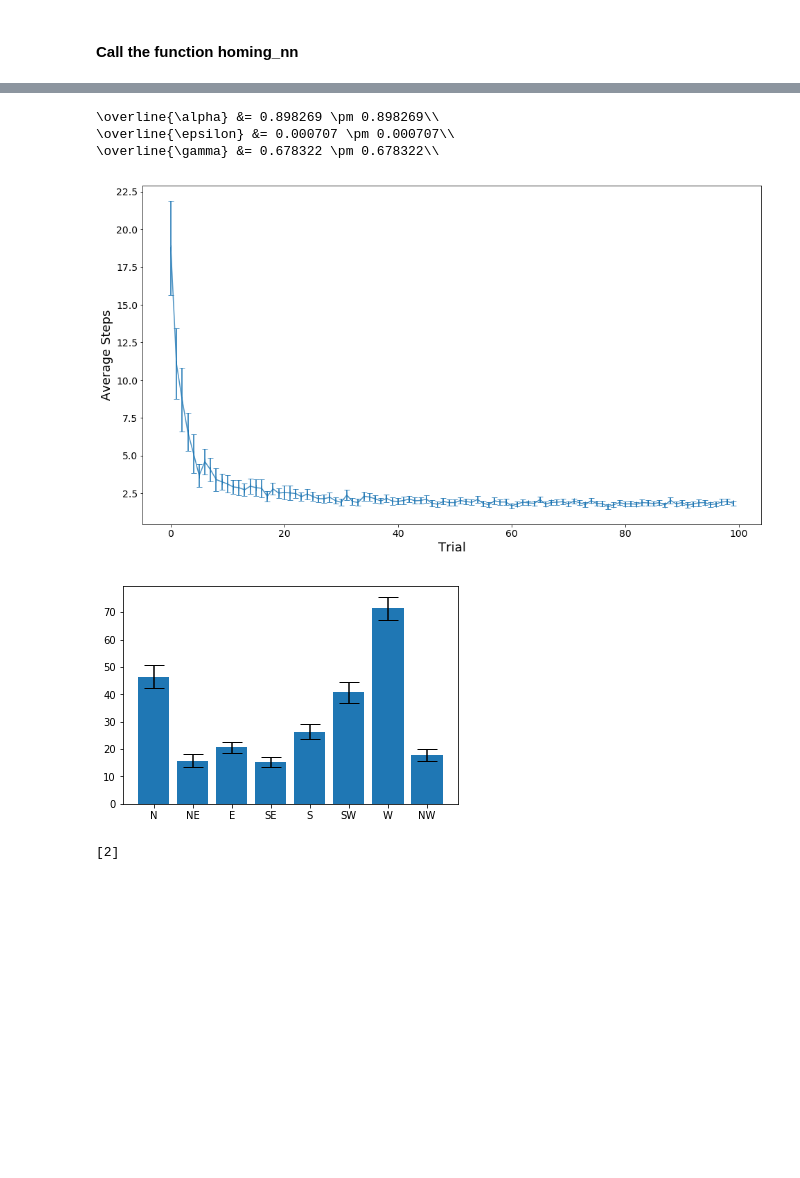
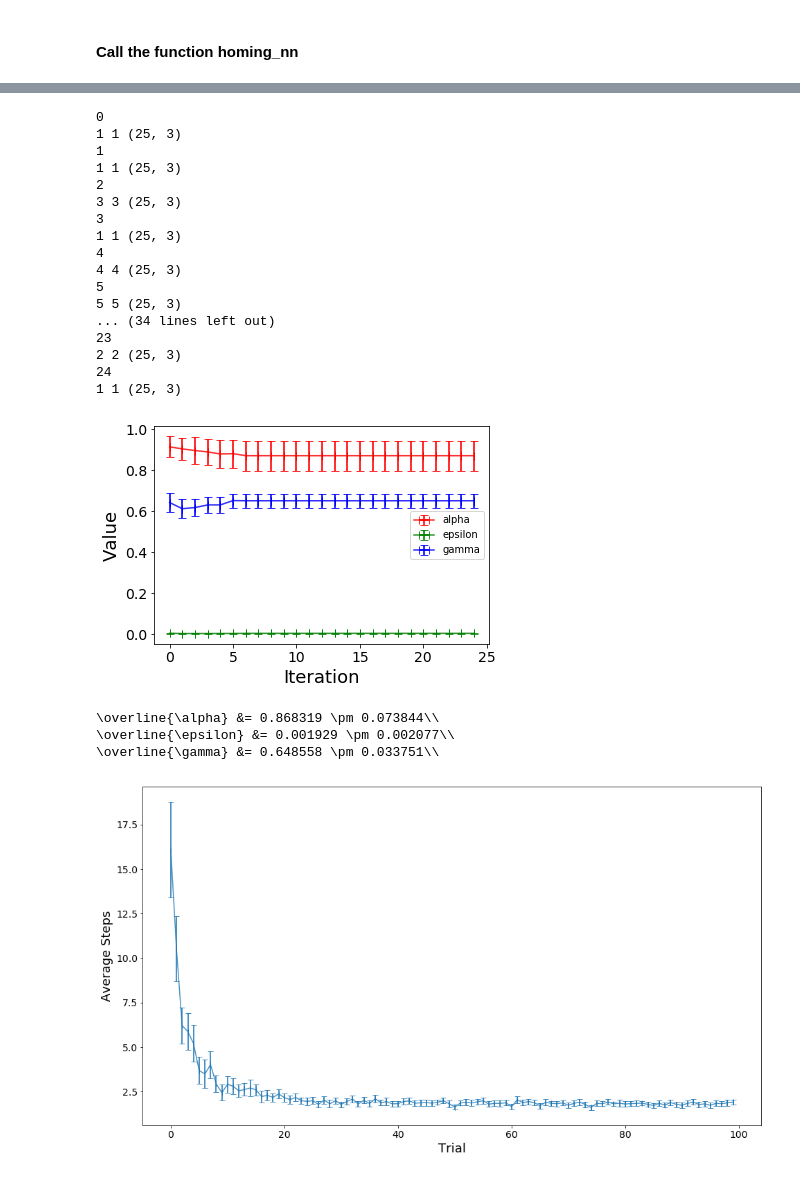
Before and after one commit to jcdhan1/COM3240-Labs, a Jupyter notebook: COM3240sessions79/Lab9.ipynb, the cells around one changed output, grey strips where cells are left out. Cells and saved outputs as stored; diff of their text form; code cells hidden in the pictures; blank space fills up the shorter version.

```diff
--- a/COM3240sessions79/Lab9.ipynb
+++ b/COM3240sessions79/Lab9.ipynb
@@ -280,2 +312,0 @@ manyruns(n_trials,learning_rate,eps,gamma,count_actions=True, diagonal=True)
-# %%
-manyruns(n_trials,learning_rate,eps,gamma,count_actions=True)
@@ -287,7 +315,7 @@ manyruns(n_trials,learning_rate,eps,gamma,count_actions=True)
     and gamma all between 0 and 1 inclusive."""
 from scipy.optimize import minimize
 from tabulate import tabulate
-def to_optimise(aeg, diagonal=False):
+def to_optimise(aeg, diagonal=False, shape=(3,4), max_steps=50):
     lc = homing_nn(n_trials,
                    aeg[0],
                    aeg[1],
@@ -402,13 +364,22 @@ for j in range(opt_runs):
 # %%
-def opt_means(param_name):
-    return [np.mean(l) for l in np.array(params_dict[param_name]).T]
-def opt_sems(param_name):
-    return [2*np.std(l, axis=0)/np.sqrt(opt_runs) for l in np.array(params_dict[param_name]).T]
-alpha_plot=plt.errorbar(np.arange(opt_runs), opt_means('alpha'), opt_sems('alpha'), 0, elinewidth=2, capsize=4, alpha=0.8, color='r',label='alpha')
-epsilon_plot=plt.errorbar(np.arange(opt_runs), opt_means('epsilon'), opt_sems('epsilon'), 0, elinewidth=2, capsize=4, alpha=0.8, color='g',label='epsilon')
-gamma_plot=plt.errorbar(np.arange(opt_runs), opt_means('gamma'), opt_sems('gamma'), 0, elinewidth=2, capsize=4, alpha=0.8, color='b',label='gamma')
-plt.legend(handles=[alpha_plot, epsilon_plot, gamma_plot])
-plt.xlabel('Iteration',fontsize=fontsize)
-plt.ylabel('Value',fontsize=fontsize)
-plt.tick_params(axis='both', which='major', labelsize=14)
-plt.show()
+def optimise_plot(opt_runs,diagonal=False, shape=(3,4), max_steps=50):
+    params_dict=optimise(opt_runs,diagonal, shape, max_steps)
+    def opt_means(param_name):
+        return [np.mean(l) for l in np.array(params_dict[param_name]).T]
+    def opt_sems(param_name):
+        return [2*np.std(l, axis=0)/np.sqrt(opt_runs) for l in np.array(params_dict[param_name]).T]
+    alpha_plot=plt.errorbar(np.arange(opt_runs), opt_means('alpha'), opt_sems('alpha'), 0, elinewidth=2, capsize=4, alpha=0.8, color='r',label='alpha')
+    epsilon_plot=plt.errorbar(np.arange(opt_runs), opt_means('epsilon'), opt_sems('epsilon'), 0, elinewidth=2, capsize=4, alpha=0.8, color='g',label='epsilon')
+    gamma_plot=plt.errorbar(np.arange(opt_runs), opt_means('gamma'), opt_sems('gamma'), 0, elinewidth=2, capsize=4, alpha=0.8, color='b',label='gamma')
+    plt.legend(handles=[alpha_plot, epsilon_plot, gamma_plot])
+    plt.xlabel('Iteration',fontsize=fontsize)
+    plt.ylabel('Value',fontsize=fontsize)
+    plt.tick_params(axis='both', which='major', labelsize=14)
+    plt.show()
+    final_params = []
+    for k in params_dict.keys():
+        foo_bar = np.round(opt_means(k)[-1],6)
+        foo_sem = np.round(opt_sems(k)[-1],6)
+        final_params += [foo_bar]
+        print("\overline{\\" + k + "}", '&=', str(foo_bar),'\pm',str(foo_sem)+"\\\\")
+    manyruns(n_trials,*tuple(final_params), shape, max_steps, count_actions=True, diagonal=diagonal)
@@ -541,18 +386,25 @@ plt.show()
-# %%
-final_params8 = []
-for k in params_dict.keys():
-    foo_bar = np.round(opt_means8(k)[-1],6)
-    foo_sem = np.round(opt_means8(k)[-1],6)
-    final_params8 += [foo_bar]
-    print("\overline{\\" + k + "}", '&=', str(foo_bar),'\pm',str(foo_sem)+"\\\\")
-manyruns(n_trials, *tuple(final_params8),count_actions=True, diagonal=True)
-# %% [output]
-\overline{\alpha} &= 0.898269 \pm 0.898269\\
-\overline{\epsilon} &= 0.000707 \pm 0.000707\\
-\overline{\gamma} &= 0.678322 \pm 0.678322\\
-[figure, removed]
-[figure, removed]
-# %%
-[2][:2]
-# %% [output]
-[2]
+# %%
+optimise_plot(25)
+# %% [output]
+0
+1 1 (25, 3)
+1
+1 1 (25, 3)
+2
+3 3 (25, 3)
+3
+1 1 (25, 3)
+4
+4 4 (25, 3)
+5
+5 5 (25, 3)
+... (34 lines left out)
+23
+2 2 (25, 3)
+24
+1 1 (25, 3)
+[figure, added]
+\overline{\alpha} &= 0.868319 \pm 0.073844\\
+\overline{\epsilon} &= 0.001929 \pm 0.002077\\
+\overline{\gamma} &= 0.648558 \pm 0.033751\\
+[figure, added]
```
Also changed, not shown: parts of 17 cells of this notebook, 11 other files.
